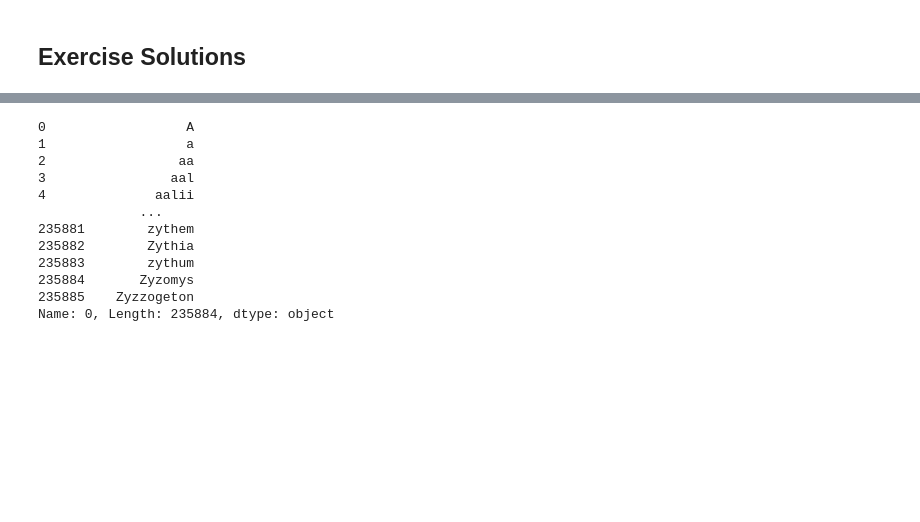
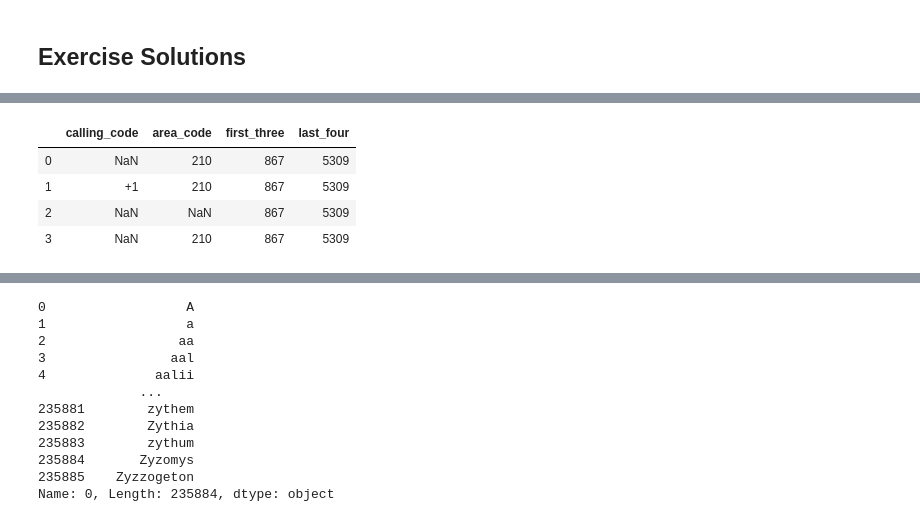
Before and after one commit to CodeupClassroom/bayes-methodologies-exercises, a Jupyter notebook: nlp/regex-lesson.ipynb, the cells around one changed output, grey strips where cells are left out. Saved outputs shown, nothing was run; the diff lists cells and outputs as text; code cells hidden in the pictures; blank space fills up the shorter version.

```diff
--- a/nlp/regex-lesson.ipynb
+++ b/nlp/regex-lesson.ipynb
@@ -533,5 +557,13 @@ pd.DataFrame({
 | 2 | 867-5309 | True |
 | 3 | 210-867-5309 | True |
+# %%
+phone_numbers.str.extract(phone_number_re)
+# %% [output]
+|  | calling_code | area_code | first_three | last_four |
+| 0 | NaN | 210 | 867 | 5309 |
+| 1 | +1 | 210 | 867 | 5309 |
+| 2 | NaN | NaN | 867 | 5309 |
+| 3 | NaN | 210 | 867 | 5309 |
 # %%
 dates = pd.Series([
     '02/04/19',
```
Also changed, not shown: parts of 17 cells of this notebook.
